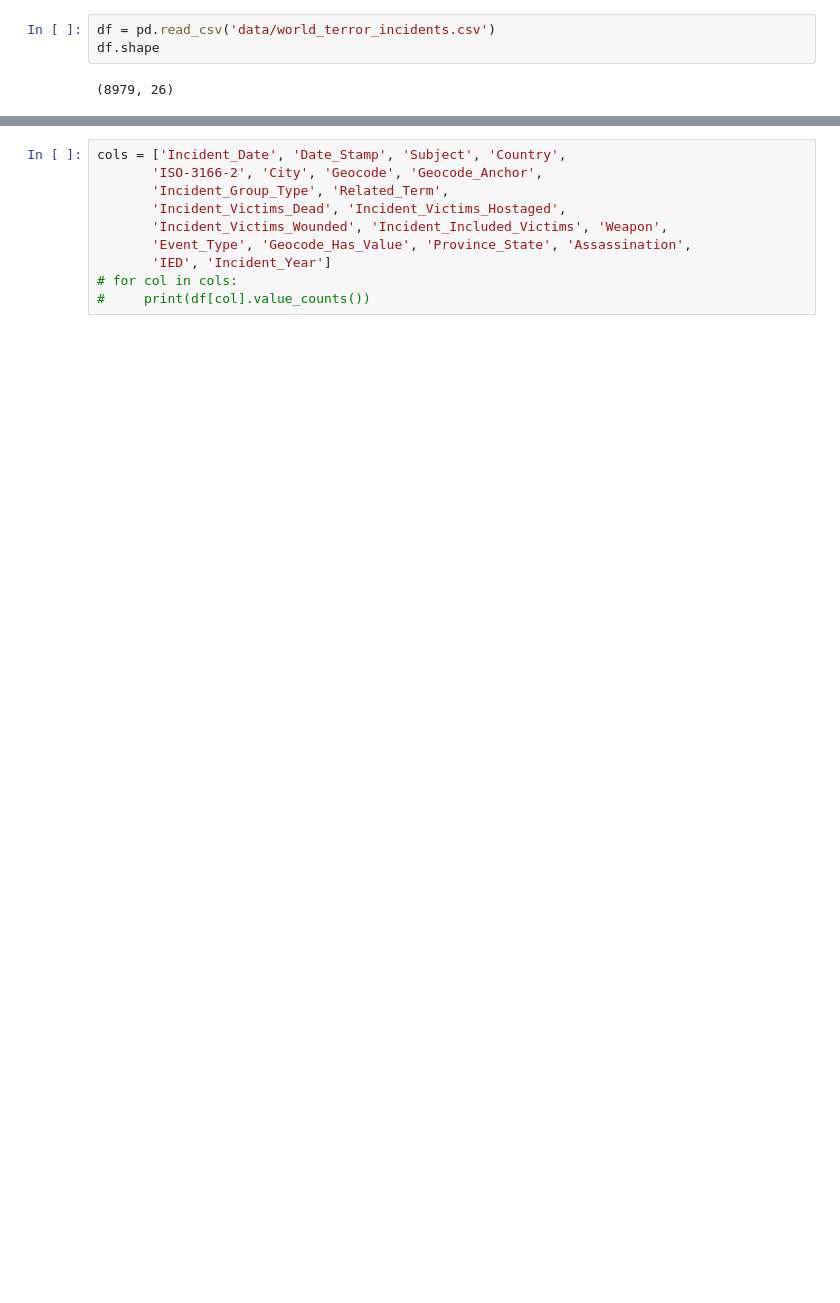
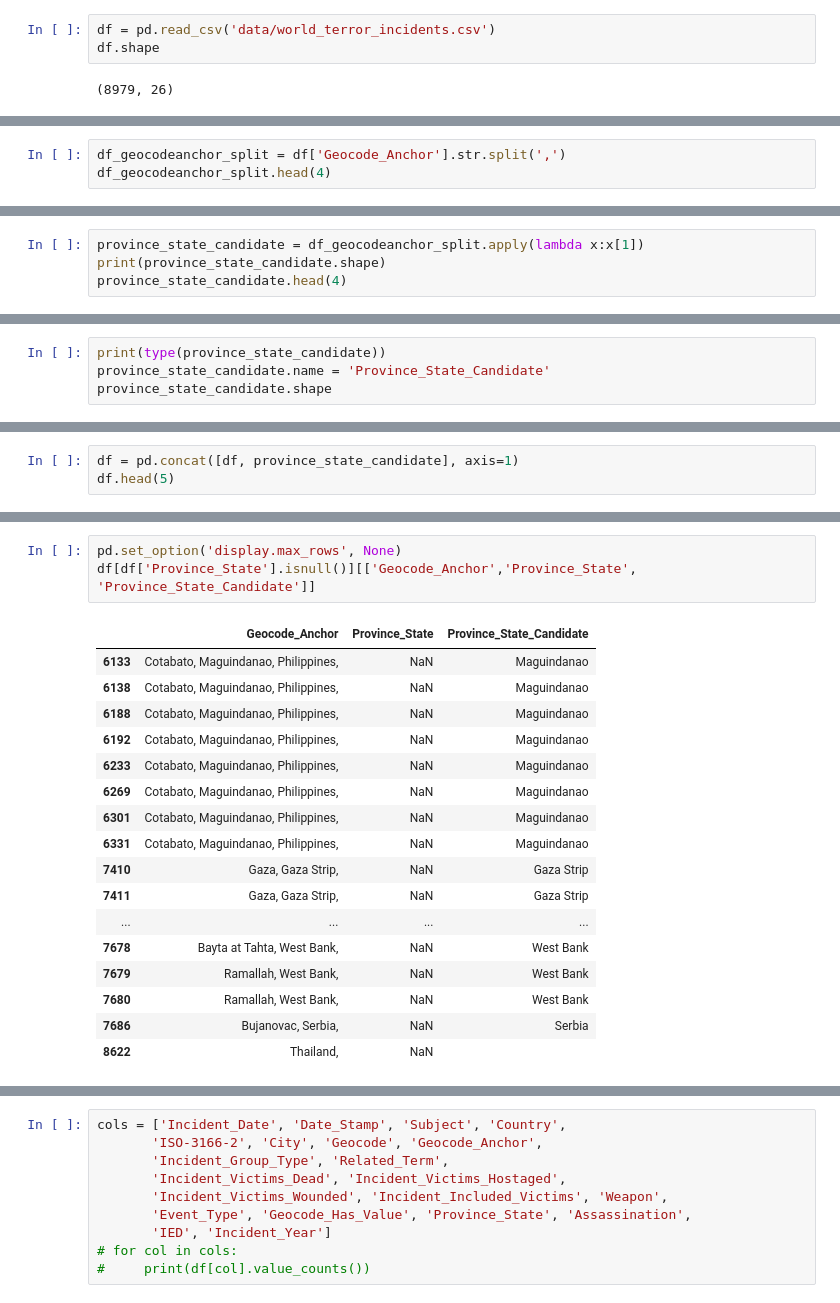
Before and after one commit to johnfkraus/world_terror_incidents_visualizations, a Jupyter notebook: World_Terror_Incident_Visualizations.ipynb, the cells around one changed output, grey strips where cells are left out. Cells and saved outputs as stored; diff of their text form; blank space fills up the shorter version.

```diff
--- a/World_Terror_Incident_Visualizations.ipynb
+++ b/World_Terror_Incident_Visualizations.ipynb
@@ -22,0 +186,3 @@ df.head()
+# %%
+df_geocodeanchor_split = df['Geocode_Anchor'].str.split(',')
+df_geocodeanchor_split.head(4)
@@ -22,0 +195,4 @@ df.head()
+# %%
+province_state_candidate = df_geocodeanchor_split.apply(lambda x:x[1])
+print(province_state_candidate.shape)
+province_state_candidate.head(4)
@@ -22,0 +206,4 @@ df.head()
+# %%
+print(type(province_state_candidate))
+province_state_candidate.name = 'Province_State_Candidate'
+province_state_candidate.shape
@@ -22,0 +213,3 @@ df.head()
+# %%
+df = pd.concat([df, province_state_candidate], axis=1)
+df.head(5)
@@ -22,0 +224,21 @@ df.head()
+# %%
+pd.set_option('display.max_rows', None)
+df[df['Province_State'].isnull()][['Geocode_Anchor','Province_State', 'Province_State_Candidate']]
+# %% [output]
+|  | Geocode_Anchor | Province_State | Province_State_Candidate |
+| 6133 | Cotabato, Maguindanao, Philippines, | NaN | Maguindanao |
+| 6138 | Cotabato, Maguindanao, Philippines, | NaN | Maguindanao |
+| 6188 | Cotabato, Maguindanao, Philippines, | NaN | Maguindanao |
+| 6192 | Cotabato, Maguindanao, Philippines, | NaN | Maguindanao |
+| 6233 | Cotabato, Maguindanao, Philippines, | NaN | Maguindanao |
+| 6269 | Cotabato, Maguindanao, Philippines, | NaN | Maguindanao |
+| 6301 | Cotabato, Maguindanao, Philippines, | NaN | Maguindanao |
+| 6331 | Cotabato, Maguindanao, Philippines, | NaN | Maguindanao |
+| 7410 | Gaza, Gaza Strip, | NaN | Gaza Strip |
+| 7411 | Gaza, Gaza Strip, | NaN | Gaza Strip |
+| ... | ... | ... | ... |
+| 7678 | Bayta at Tahta, West Bank, | NaN | West Bank |
+| 7679 | Ramallah, West Bank, | NaN | West Bank |
+| 7680 | Ramallah, West Bank, | NaN | West Bank |
+| 7686 | Bujanovac, Serbia, | NaN | Serbia |
+| 8622 | Thailand, | NaN |  |
```
Also changed, not shown: parts of 39 cells of this notebook, 4 other files.
